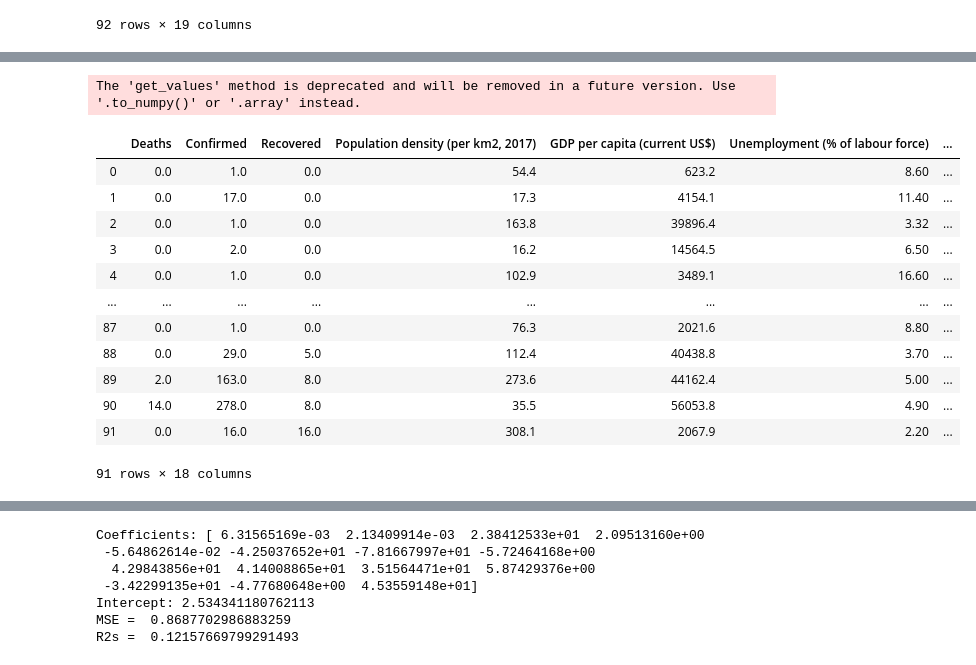
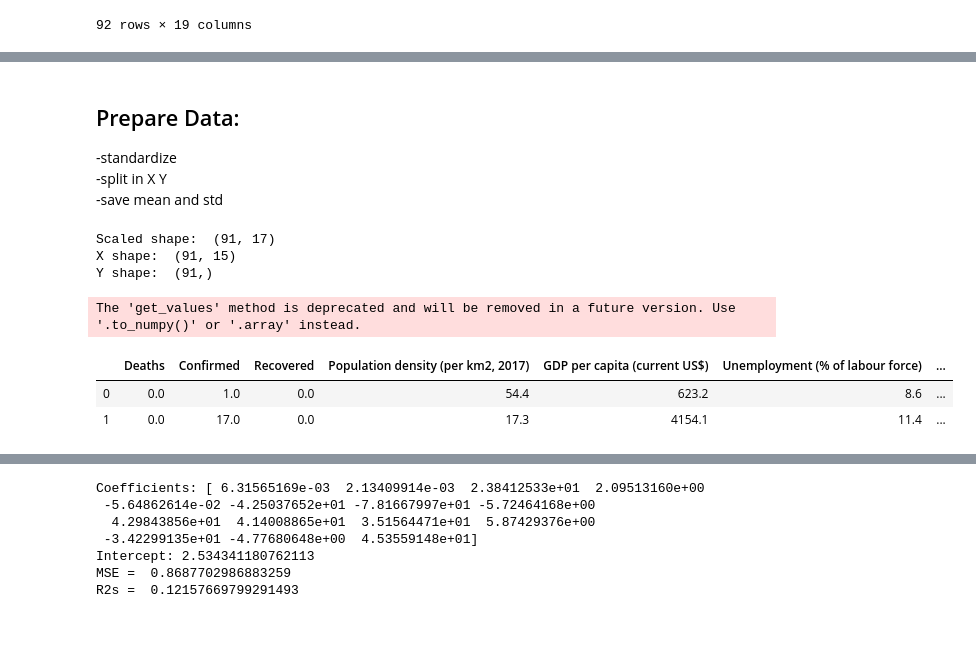
Before and after one commit to Yooru6/Corona-Virus, a Jupyter notebook: Corona_Data_Analysis.ipynb, the cells around one changed output, grey strips where cells are left out. Cells and saved outputs as stored; diff of their text form; code cells hidden in the pictures; blank space fills up the shorter version.

```diff
--- a/Corona_Data_Analysis.ipynb
+++ b/Corona_Data_Analysis.ipynb
@@ -799,3 +808,8 @@ pearsonCor(XX.iloc[:,1:])
+# %% [markdown]
+## Prepare Data:
+-standardize<br>
+-split in X Y<br>
+-save mean and std
 # %%
 def StandardizeAndColumns(data):
     colnamesX = data.iloc[:,3:].columns.get_values()
@@ -815,22 +829,18 @@ def StandardizeAndColumns(data):
 scaled_values,colnamesX,meanV,stdV =StandardizeAndColumns(XX)
 X_train = scaled_values.iloc[:,2:].values
 Y_train= scaled_values.iloc[:,0].values
+print('Scaled shape: ',scaled_values.shape)
+print('X shape: ',X_train.shape)
+print('Y shape: ',Y_train.shape)
 # %% [output]
-The 'get_values' method is deprecated and will be removed in a future version. Use '.to_numpy()' or '.array' instead.
+Scaled shape:  (91, 17)
+X shape:  (91, 15)
+Y shape:  (91,)
+The 'get_values' method is deprecated and will be removed in a future version. Use '.to_numpy()' or '.array' instead.
 # %%
-XX
+XX.head(2)
 # %% [output]
 |  | Deaths | Confirmed | Recovered | Population density (per km2, 2017) | GDP per capita (current US$) | Unemployment (% of labour force) | ... |
-| 0 | 0.0 | 1.0 | 0.0 | 54.4 | 623.2 | 8.60 | ... |
-| 1 | 0.0 | 17.0 | 0.0 | 17.3 | 4154.1 | 11.40 | ... |
-| 2 | 0.0 | 1.0 | 0.0 | 163.8 | 39896.4 | 3.32 | ... |
-| 3 | 0.0 | 2.0 | 0.0 | 16.2 | 14564.5 | 6.50 | ... |
-| 4 | 0.0 | 1.0 | 0.0 | 102.9 | 3489.1 | 16.60 | ... |
-| ... | ... | ... | ... | ... | ... | ... | ... |
-| 87 | 0.0 | 1.0 | 0.0 | 76.3 | 2021.6 | 8.80 | ... |
-| 88 | 0.0 | 29.0 | 5.0 | 112.4 | 40438.8 | 3.70 | ... |
-| 89 | 2.0 | 163.0 | 8.0 | 273.6 | 44162.4 | 5.00 | ... |
-| 90 | 14.0 | 278.0 | 8.0 | 35.5 | 56053.8 | 4.90 | ... |
-| 91 | 0.0 | 16.0 | 16.0 | 308.1 | 2067.9 | 2.20 | ... |
+| 0 | 0.0 | 1.0 | 0.0 | 54.4 | 623.2 | 8.6 | ... |
+| 1 | 0.0 | 17.0 | 0.0 | 17.3 | 4154.1 | 11.4 | ... |
-91 rows × 18 columns
 # %%
```
Also changed, not shown: parts of 51 cells of this notebook, 1 other file.
